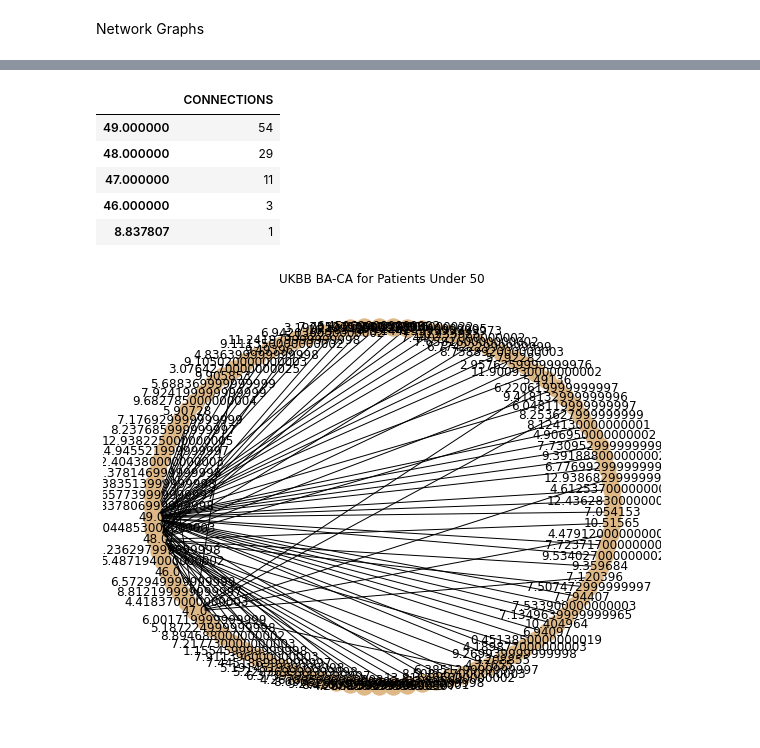
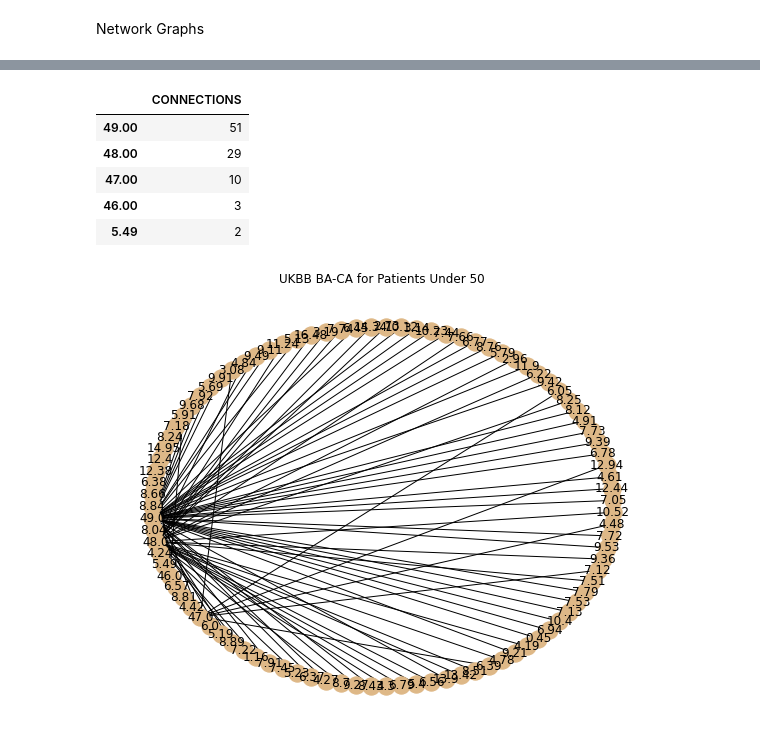
Before and after one commit to rishasurana/USC_BA_estimator, a Jupyter notebook: AnalysisAll.ipynb, the cells around one changed output, grey strips where cells are left out. Cells and saved outputs as stored; diff of their text form; code cells hidden in the pictures.

```diff
--- a/AnalysisAll.ipynb
+++ b/AnalysisAll.ipynb
@@ -142,6 +152,7 @@ import networkx as nx
 from matplotlib.pyplot import figure
 # %%
 G = nx.Graph()
+MS_df = MS_df.round(2)
 G = nx.from_pandas_edgelist(MS_df, 'DIFF','CA')
 figure(figsize=(10, 8))
 ax = plt.gca()
@@ -166,25 +177,26 @@ df2.head()
 # %%
 G = nx.Graph()
+UKBB_df_40s = UKBB_df_40s.round(2)
 G = nx.from_pandas_edgelist(UKBB_df_40s, 'DIFF','CA')
 figure(figsize=(10, 8))
 ax = plt.gca()
 ax.set_title('UKBB BA-CA for Patients Under 50')
 nx.draw_shell(G, with_labels=True, node_color='#DEB887')
 plt.savefig('UKBB50graph.png')
 
 leaderboard = {}
 for x in G.nodes:
  leaderboard[x] = len(G[x])
 s = pd.Series(leaderboard, name='CONNECTIONS')
 df2 = s.to_frame().sort_values('CONNECTIONS', ascending=False)
 df2.head()
 # %% [output]
 |  | CONNECTIONS |
-| 49.000000 | 54 |
-| 48.000000 | 29 |
-| 47.000000 | 11 |
-| 46.000000 | 3 |
-| 8.837807 | 1 |
+| 49.00 | 51 |
+| 48.00 | 29 |
+| 47.00 | 10 |
+| 46.00 | 3 |
+| 5.49 | 2 |
-[figure, old version]
+[figure, new version]
 # %%
 G = nx.Graph()
```
Also changed, not shown: parts of 13 cells of this notebook, 13 other files.
